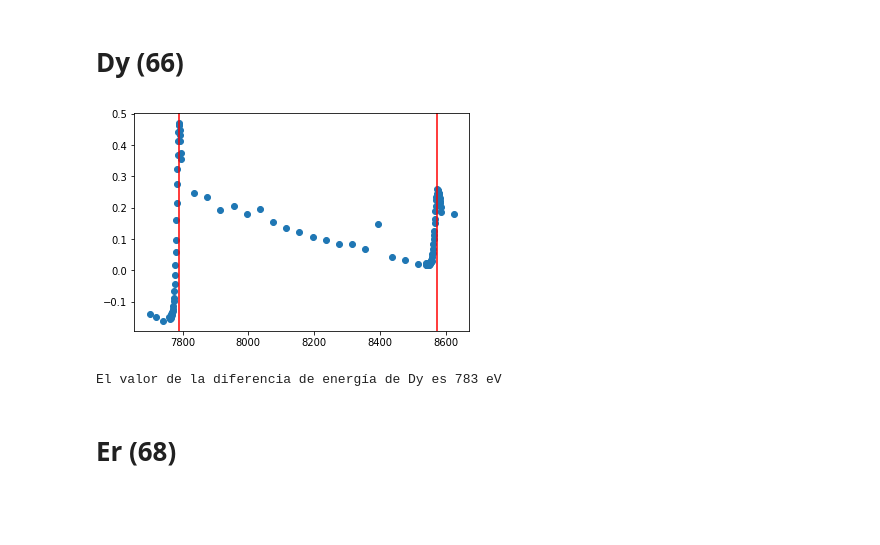
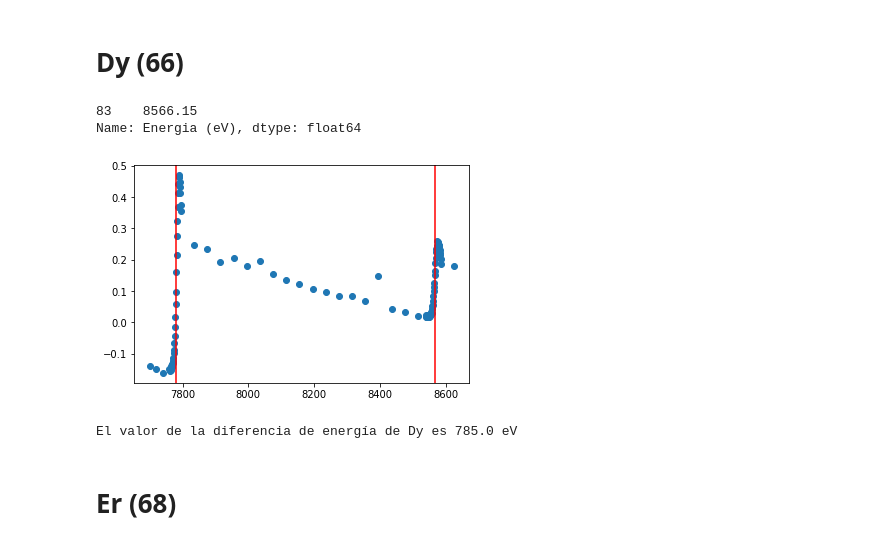
Before and after one commit to Lekkito/data-analysis-physics, a Jupyter notebook: spin-orbit/spinOrbita.ipynb, the cells around one changed output. Saved outputs shown, nothing was run; the diff lists cells and outputs as text; code cells hidden in the pictures; blank space fills up the shorter version.

```diff
--- a/spin-orbit/spinOrbita.ipynb
+++ b/spin-orbit/spinOrbita.ipynb
@@ -182,18 +196,26 @@ print(energias)
+# %%
+datos[datos['dx'] == datos['dx'].max()]['Energia (eV)']
+#recortar los datos y solo agarrar aquellos en donde energia > 13500
+datos2 = datos[datos['Energia (eV)'] > 8400]
+datos2[datos2['dx'] == datos2['dx'].max()]['Energia (eV)']
+# %% [output]
+83    8566.15
+Name: Energia (eV), dtype: float64
 # %%
-DyL3 = 7790
-DyL2 = 8573
+DyL3 = 7781.1
+DyL2 = 8566.1
 
 plt.figure()
 plt.plot(datos['Energia (eV)'], datos['Ln'], 'o')
 plt.axvline(x=DyL3, color='r', linestyle='-')
 plt.axvline(x=DyL2, color='r', linestyle='-')
 plt.show()
 
 Dy_dE = DyL2 - DyL3
 print(f'El valor de la diferencia de energía de Dy es {Dy_dE} eV')
 # %% [output]
-[figure, old version]
+[figure, new version]
-El valor de la diferencia de energía de Dy es 783 eV
+El valor de la diferencia de energía de Dy es 785.0 eV
 # %% [markdown]
 # Er (68)
 # %%
```
Also changed, not shown: parts of 64 cells of this notebook, 1 other file.
